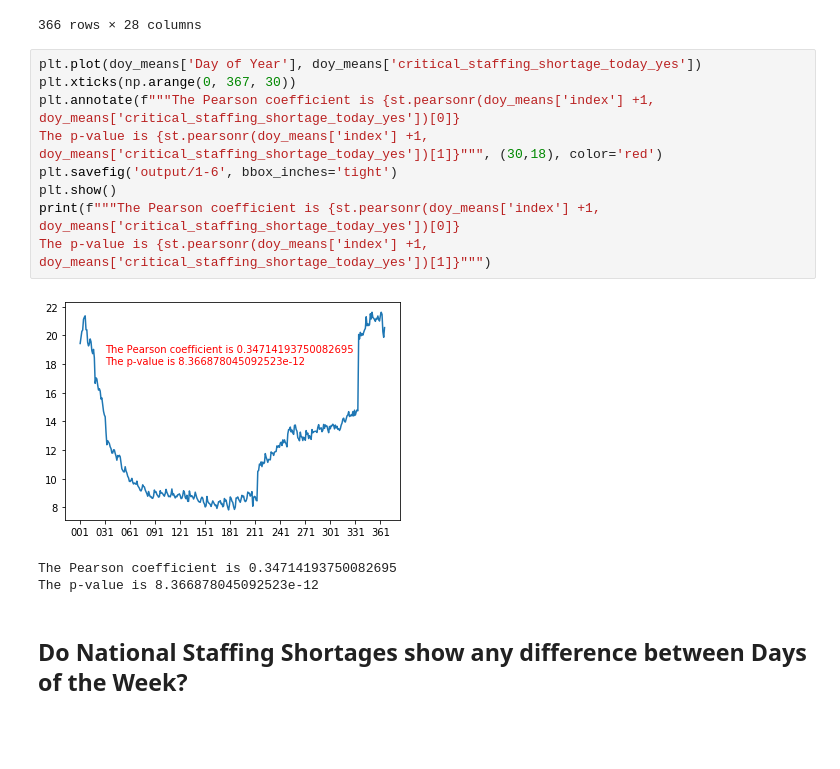
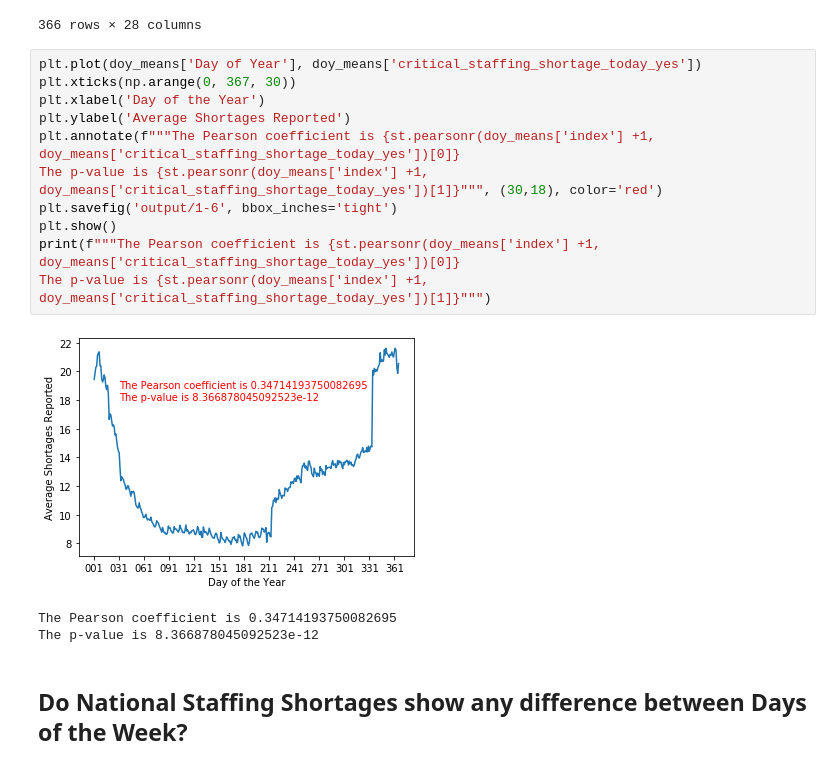
Before and after one commit to nkeplinger/healthcare_module7, a Jupyter notebook: Chronological_Analysis.ipynb, the cells around one changed output. Saved outputs shown, nothing was run; the diff lists cells and outputs as text; blank space fills up the shorter version.

```diff
--- a/Chronological_Analysis.ipynb
+++ b/Chronological_Analysis.ipynb
@@ -286,14 +290,16 @@ doy_means
 # %%
 plt.plot(doy_means['Day of Year'], doy_means['critical_staffing_shortage_today_yes'])
 plt.xticks(np.arange(0, 367, 30))
+plt.xlabel('Day of the Year')
+plt.ylabel('Average Shortages Reported')
 plt.annotate(f"""The Pearson coefficient is {st.pearsonr(doy_means['index'] +1, doy_means['critical_staffing_shortage_today_yes'])[0]}
 The p-value is {st.pearsonr(doy_means['index'] +1, doy_means['critical_staffing_shortage_today_yes'])[1]}""", (30,18), color='red')
 plt.savefig('output/1-6', bbox_inches='tight')
 plt.show()
 print(f"""The Pearson coefficient is {st.pearsonr(doy_means['index'] +1, doy_means['critical_staffing_shortage_today_yes'])[0]}
 The p-value is {st.pearsonr(doy_means['index'] +1, doy_means['critical_staffing_shortage_today_yes'])[1]}""")
 # %% [output]
-[figure, old version]
+[figure, new version]
 The Pearson coefficient is 0.34714193750082695
 The p-value is 8.366878045092523e-12
 # %% [markdown]
```
Also changed, not shown: parts of 4 cells of this notebook, 5 other files.
